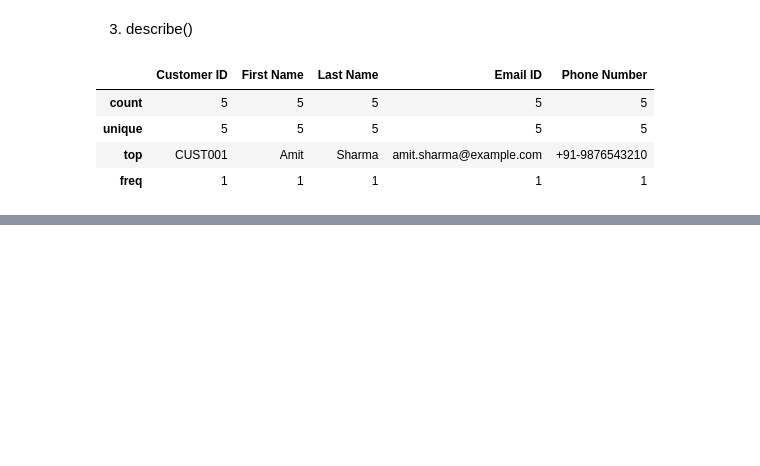
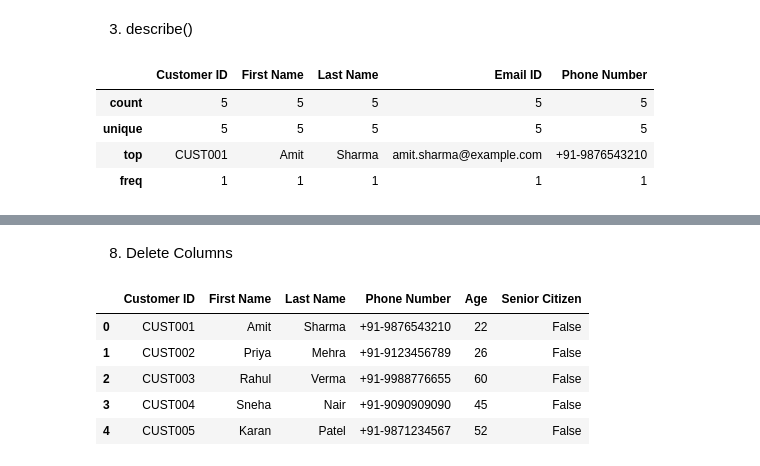
Before and after one commit to arnabd64/notebooks, a Jupyter notebook: pandas.ipynb, the cells around one changed output, grey strips where cells are left out. Cells and saved outputs as stored; diff of their text form; code cells hidden in the pictures; blank space fills up the shorter version.

```diff
--- a/pandas.ipynb
+++ b/pandas.ipynb
@@ -86,0 +219,12 @@ display(df.describe())
+# %% [markdown]
+8. Delete Columns
+# %%
+df = df.drop(columns=["Email ID"])
+display(df)
+# %% [output]
+|  | Customer ID | First Name | Last Name | Phone Number | Age | Senior Citizen |
+| 0 | CUST001 | Amit | Sharma | +91-9876543210 | 22 | False |
+| 1 | CUST002 | Priya | Mehra | +91-9123456789 | 26 | False |
+| 2 | CUST003 | Rahul | Verma | +91-9988776655 | 60 | False |
+| 3 | CUST004 | Sneha | Nair | +91-9090909090 | 45 | False |
+| 4 | CUST005 | Karan | Patel | +91-9871234567 | 52 | False |
```
Also changed, not shown: parts of 20 cells of this notebook.
